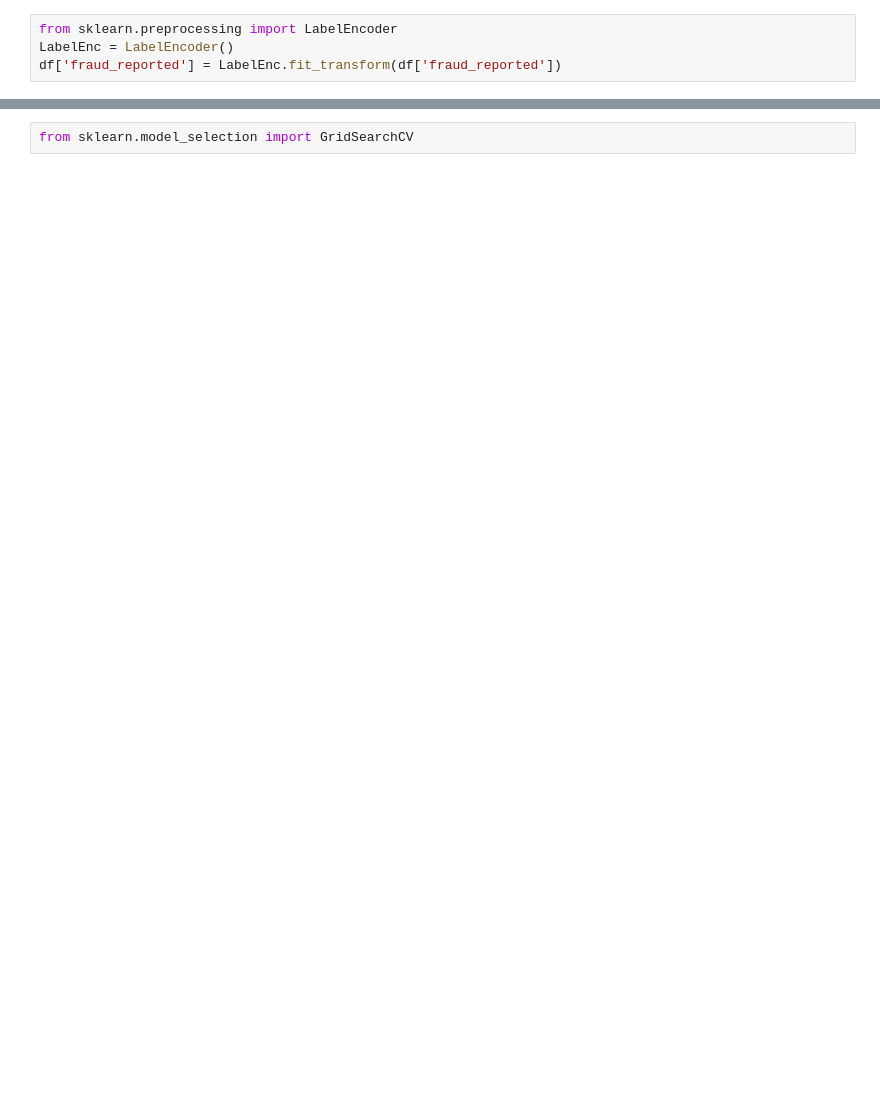
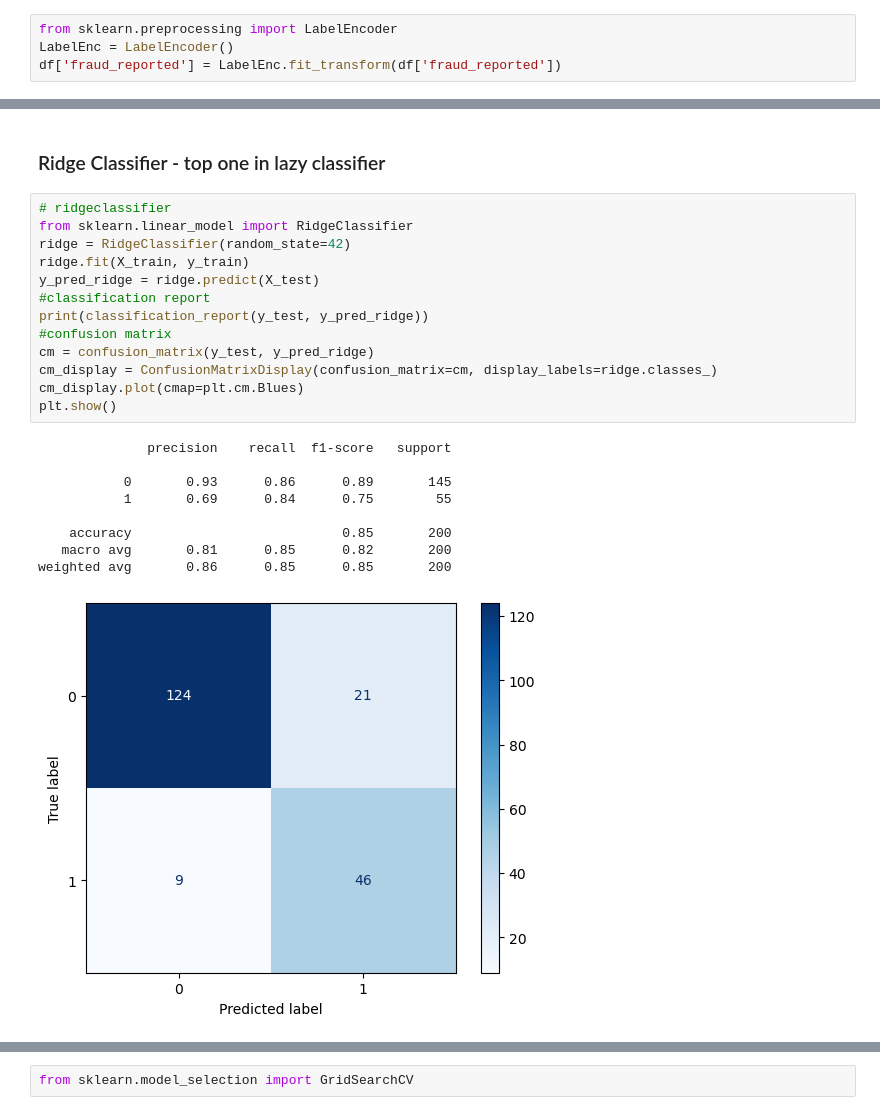
Before and after one commit to BertrandTcheuffa/claim_predict, a Jupyter notebook: data_cleaning_new.ipynb, the cells around one changed output, grey strips where cells are left out. Drawn from its saved outputs; the diff is of its cells as text; blank space fills up the shorter version.

```diff
--- a/data_cleaning_new.ipynb
+++ b/data_cleaning_new.ipynb
@@ -279,0 +394,25 @@ plt.show();
+# %% [markdown]
+### Ridge Classifier - top one in lazy classifier
+# %%
+# ridgeclassifier
+from sklearn.linear_model import RidgeClassifier
+ridge = RidgeClassifier(random_state=42)
+ridge.fit(X_train, y_train)
+y_pred_ridge = ridge.predict(X_test)
+#classification report
+print(classification_report(y_test, y_pred_ridge))
+#confusion matrix
+cm = confusion_matrix(y_test, y_pred_ridge)
+cm_display = ConfusionMatrixDisplay(confusion_matrix=cm, display_labels=ridge.classes_)
+cm_display.plot(cmap=plt.cm.Blues)
+plt.show()
+# %% [output]
+              precision    recall  f1-score   support
+
+           0       0.93      0.86      0.89       145
+           1       0.69      0.84      0.75        55
+
+    accuracy                           0.85       200
+   macro avg       0.81      0.85      0.82       200
+weighted avg       0.86      0.85      0.85       200
+[figure, added]
```
Also changed, not shown: parts of 92 cells of this notebook, 6 other files.
